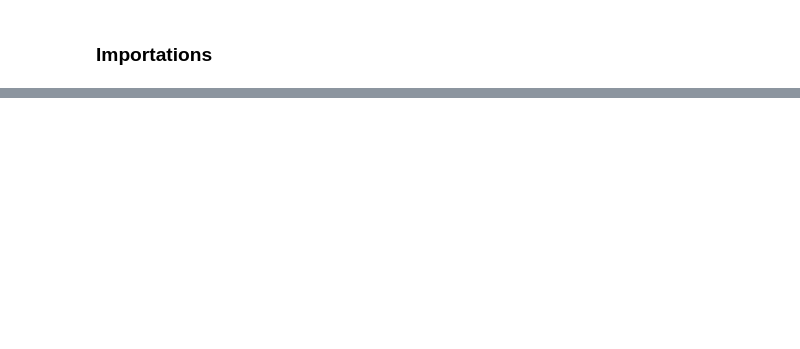
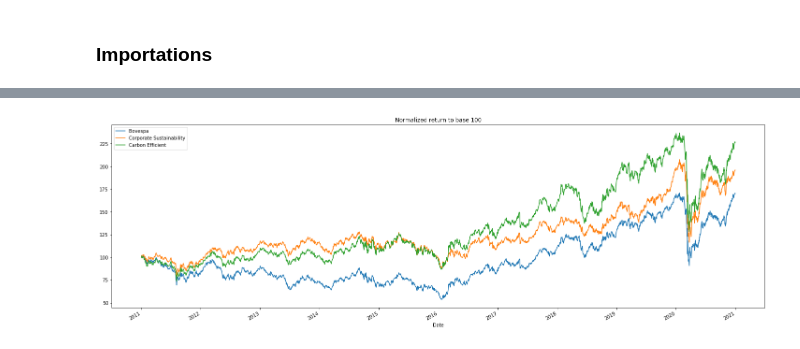
Before and after one commit to dioniramos/Graficos_post-ESG, a Jupyter notebook: ESG-Post_Medium.ipynb, the cells around one changed output, grey strips where cells are left out. Cells and saved outputs as stored; diff of their text form; code cells hidden in the pictures; blank space fills up the shorter version.

```diff
--- a/ESG-Post_Medium.ipynb
+++ b/ESG-Post_Medium.ipynb
@@ -181,8 +30,0 @@ indices_overview
-# %%
-close_index = ['Bovespa', 'Corporate Sustainability', 'Carbon Efficient']
-
-mydata = pd.DataFrame()
-for c in close_index:
-    mydata[c] = inv.get_index_historical_data(c, country='brazil', from_date='01/01/2011', to_date='31/12/2020')["Close"]
-
-mydata.head()
@@ -215,0 +190,12 @@ plt.show()
+# %%
+# Dataset
+close_index = ['Bovespa', 'Corporate Sustainability', 'Carbon Efficient']
+
+mydata = pd.DataFrame()
+for c in close_index:
+    mydata[c] = inv.get_index_historical_data(c,
+                                              country='brazil',
+                                              from_date='01/01/2011',
+                                              to_date='31/12/2020')["Close"]
+
+mydata.head()
@@ -215,0 +210,7 @@ plt.show()
+# %%
+# Normalized return to base 100
+(mydata / mydata.iloc[0] * 100).plot(figsize=(25, 8), title='Normalized return to base 100')
+plt.savefig('index_return-2011_2020.png')
+plt.show()
+# %% [output]
+[figure, added]
```
Also changed, not shown: parts of 35 cells of this notebook.
